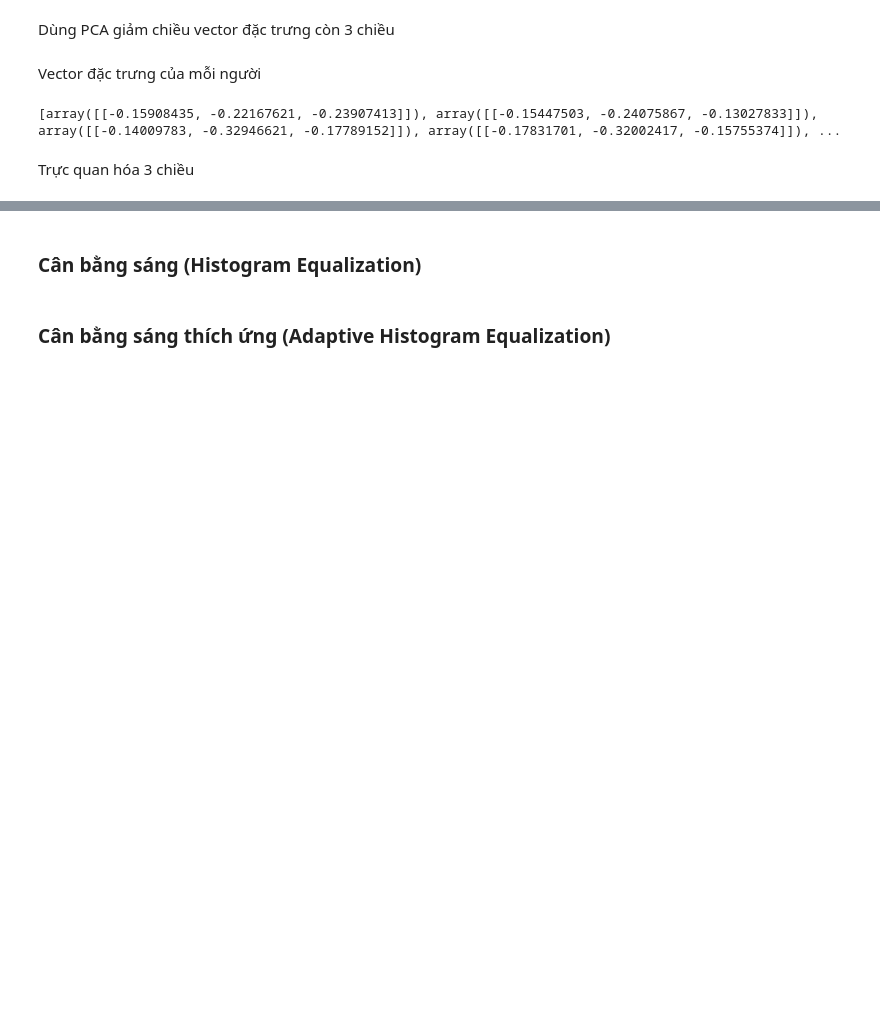
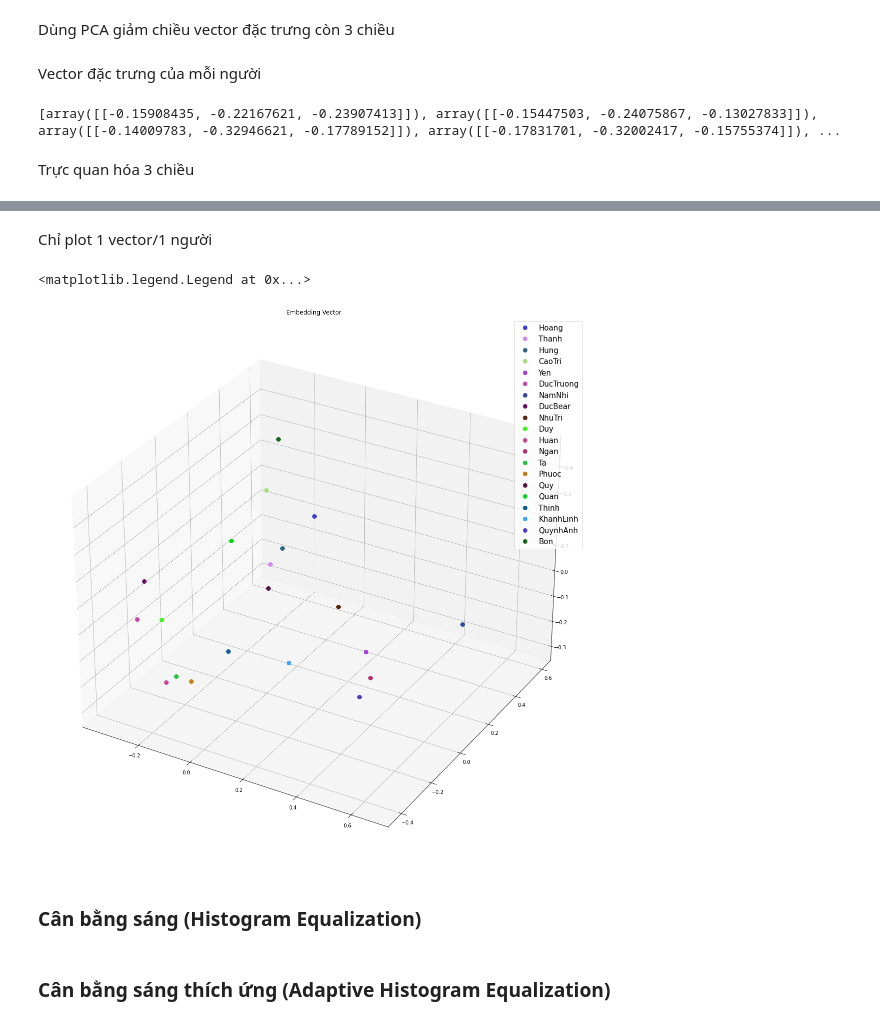
Before and after one commit to phuocleoceo/Face-Recognition, a Jupyter notebook: Visualize.ipynb, the cells around one changed output, grey strips where cells are left out. Saved outputs shown, nothing was run; the diff lists cells and outputs as text; code cells hidden in the pictures; blank space fills up the shorter version.

Commit message:
More Visualize

```diff
--- a/Visualize.ipynb
+++ b/Visualize.ipynb
@@ -58,3 +57,23 @@ ax.legend()
+# %% [markdown]
+Chỉ plot 1 vector/1 người
+# %%
+d = {}
+for label, embedding in database.items():
+    d[label] = pca.transform([embedding[0]])
+fig = plt.figure(figsize=(20, 20))
+ax = fig.add_subplot(111, projection='3d')
+plt.rcParams['legend.fontsize'] = 15
+
+for label, ebd_pca in d.items():
+    color = "#"+''.join([choice("ABCDEF0123456789") for _ in range(6)])
+    ax.plot(ebd_pca[0][0], ebd_pca[0][1], ebd_pca[0][2], 'o', markersize=8,
+                color=color, alpha=1, label=label)
+
+plt.title('Embedding Vector')
+ax.legend()
+# %% [output]
+<matplotlib.legend.Legend at 0x...>
+[figure, added]
 # %% [markdown]
 ### Cân bằng sáng (Histogram Equalization)
 # %%
```
Also changed, not shown: parts of 2 cells of this notebook.
